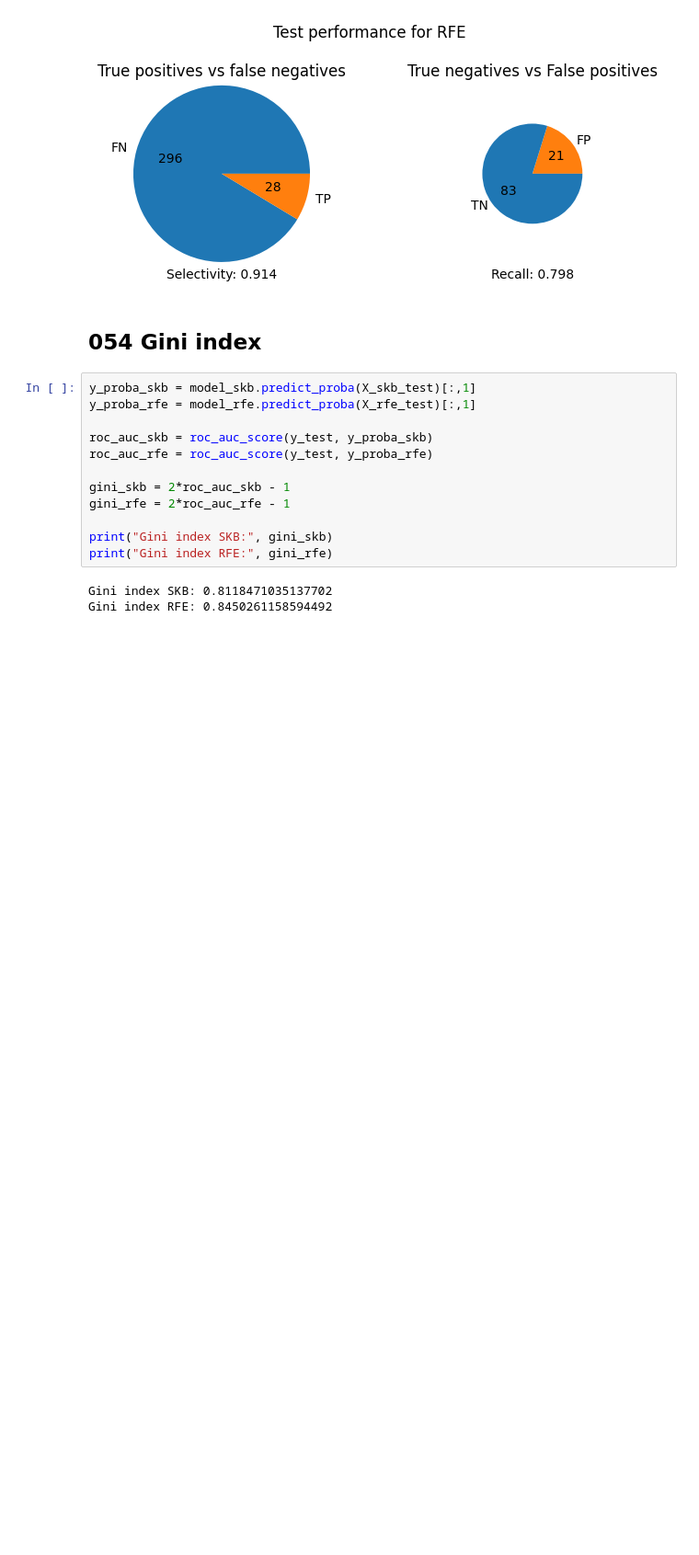
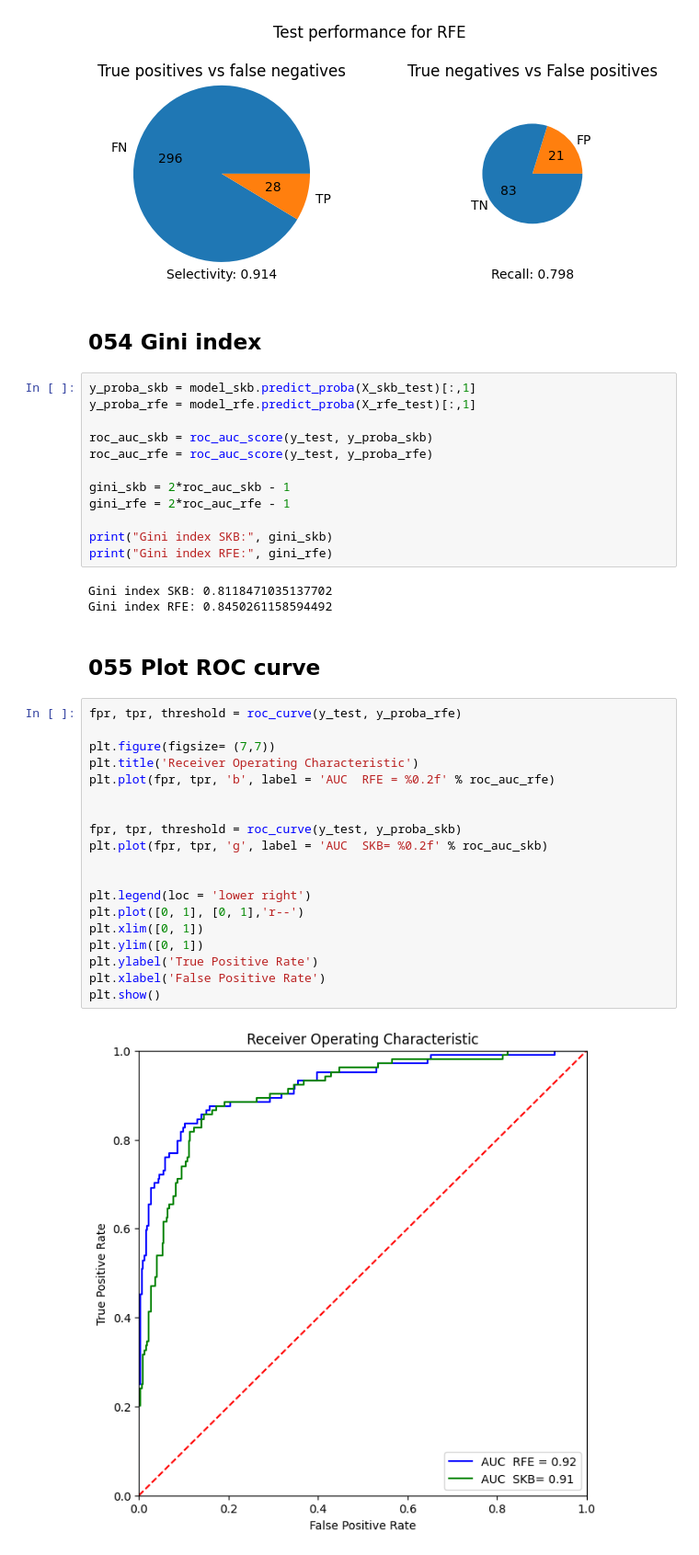
Before and after one commit to AlexanderBusa/ProgettoTeam2, a Jupyter notebook: main.ipynb, the cells around one changed output. Shown at 92% size. Drawn from its saved outputs; the diff is of its cells as text; blank space fills up the shorter version.

Commit message:
055 roc curve

```diff
--- a/main.ipynb
+++ b/main.ipynb
@@ -2557,3 +2557,26 @@ print("Gini index RFE:", gini_rfe)
 # %% [output]
 Gini index SKB: 0.8118471035137702
 Gini index RFE: 0.8450261158594492
+# %% [markdown]
+## 055 Plot ROC curve
+# %%
+fpr, tpr, threshold = roc_curve(y_test, y_proba_rfe)
+
+plt.figure(figsize= (7,7))
+plt.title('Receiver Operating Characteristic')
+plt.plot(fpr, tpr, 'b', label = 'AUC  RFE = %0.2f' % roc_auc_rfe)
+
+
+fpr, tpr, threshold = roc_curve(y_test, y_proba_skb)
+plt.plot(fpr, tpr, 'g', label = 'AUC  SKB= %0.2f' % roc_auc_skb)
+
+
+plt.legend(loc = 'lower right')
+plt.plot([0, 1], [0, 1],'r--')
+plt.xlim([0, 1])
+plt.ylim([0, 1])
+plt.ylabel('True Positive Rate')
+plt.xlabel('False Positive Rate')
+plt.show()
+# %% [output]
+[figure, added]
```
